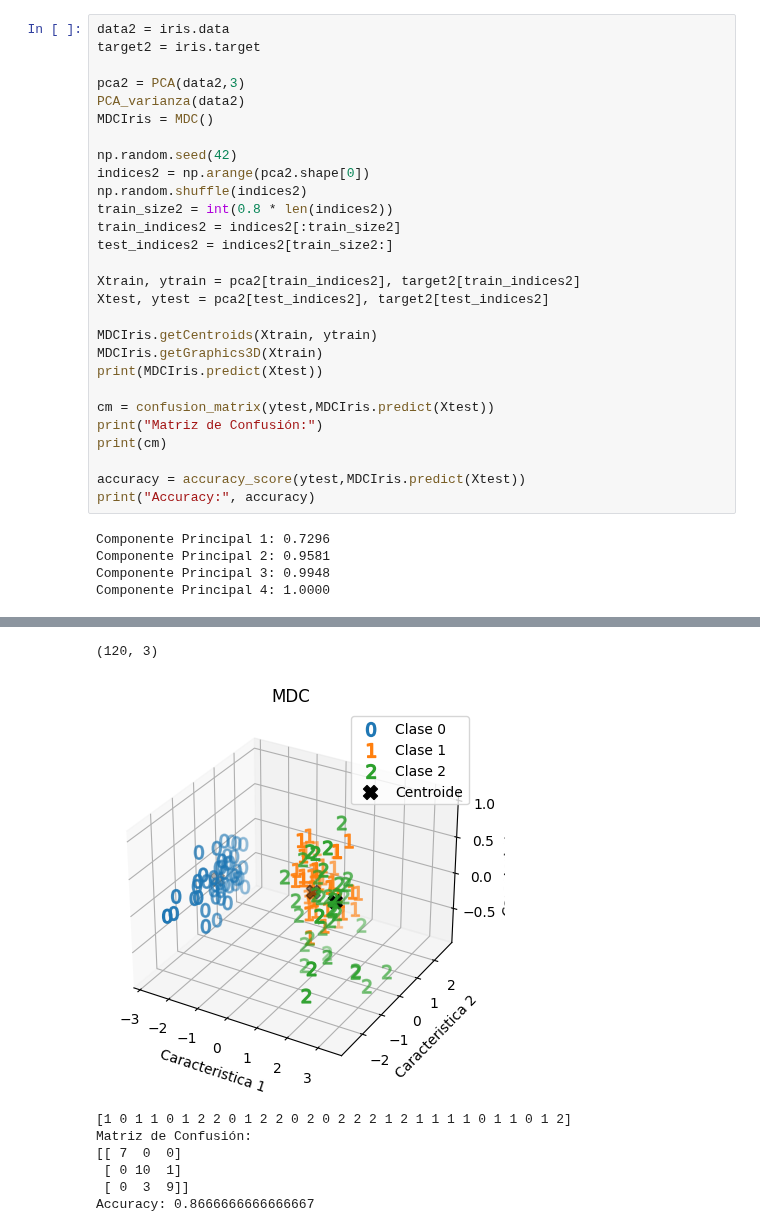
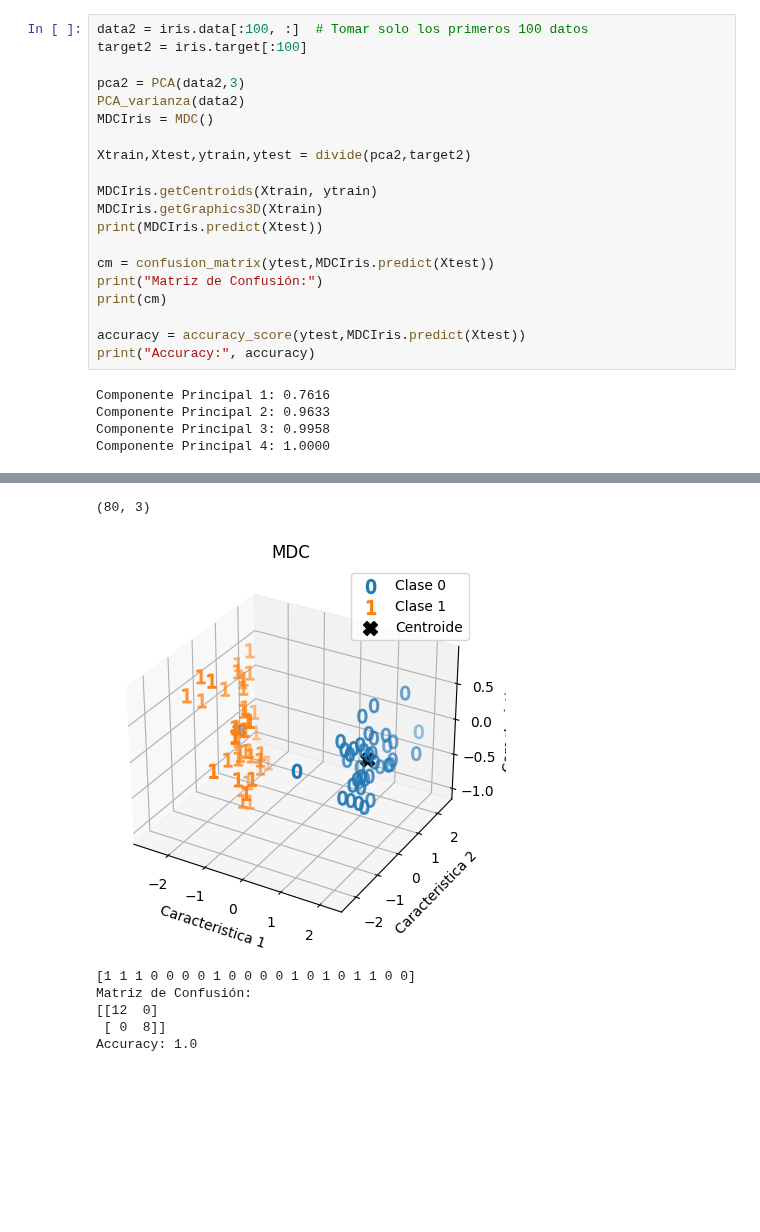
Before and after one commit to DiegoCastr00/VisionArtificial, a Jupyter notebook: MinimunClass.ipynb, the cells around one changed output, grey strips where cells are left out. Drawn from its saved outputs; the diff is of its cells as text; blank space fills up the shorter version.

```diff
--- a/MinimunClass.ipynb
+++ b/MinimunClass.ipynb
@@ -60,20 +81,12 @@ Accuracy: 1.0
 # %%
-data2 = iris.data
-target2 = iris.target
+data2 = iris.data[:100, :]  # Tomar solo los primeros 100 datos
+target2 = iris.target[:100]
 
 pca2 = PCA(data2,3)
 PCA_varianza(data2)
 MDCIris = MDC()
 
-np.random.seed(42)
-indices2 = np.arange(pca2.shape[0])
-np.random.shuffle(indices2)
-train_size2 = int(0.8 * len(indices2))
-train_indices2 = indices2[:train_size2]
-test_indices2 = indices2[train_size2:]
-
-Xtrain, ytrain = pca2[train_indices2], target2[train_indices2]
-Xtest, ytest = pca2[test_indices2], target2[test_indices2]
+Xtrain,Xtest,ytrain,ytest = divide(pca2,target2)
 
 MDCIris.getCentroids(Xtrain, ytrain)
 MDCIris.getGraphics3D(Xtrain)
@@ -86,7 +99,7 @@ print(cm)
 accuracy = accuracy_score(ytest,MDCIris.predict(Xtest))
 print("Accuracy:", accuracy)
 # %% [output]
-Componente Principal 1: 0.7296
-Componente Principal 2: 0.9581
-Componente Principal 3: 0.9948
+Componente Principal 1: 0.7616
+Componente Principal 2: 0.9633
+Componente Principal 3: 0.9958
 Componente Principal 4: 1.0000
@@ -94,8 +107,7 @@ Componente Principal 4: 1.0000
-(120, 3)
+(80, 3)
-[figure, old version]
+[figure, new version]
-[1 0 1 1 0 1 2 2 0 1 2 2 0 2 0 2 2 2 1 2 1 1 1 1 0 1 1 0 1 2]
+[1 1 1 0 0 0 0 1 0 0 0 0 1 0 1 0 1 1 0 0]
 Matriz de Confusión:
-[[ 7  0  0]
- [ 0 10  1]
- [ 0  3  9]]
-Accuracy: 0.8666666666666667
+[[12  0]
+ [ 0  8]]
+Accuracy: 1.0
```
Also changed, not shown: parts of 8 cells of this notebook.
